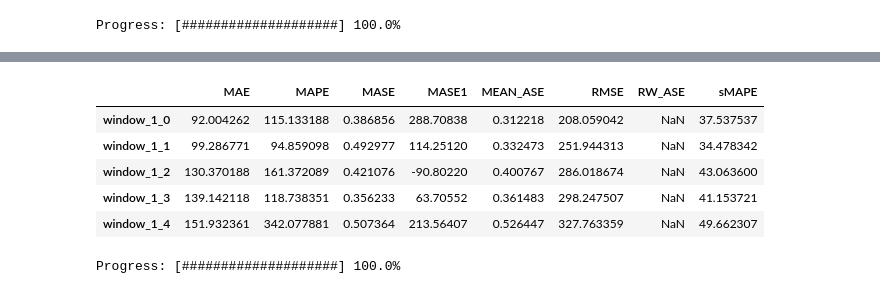
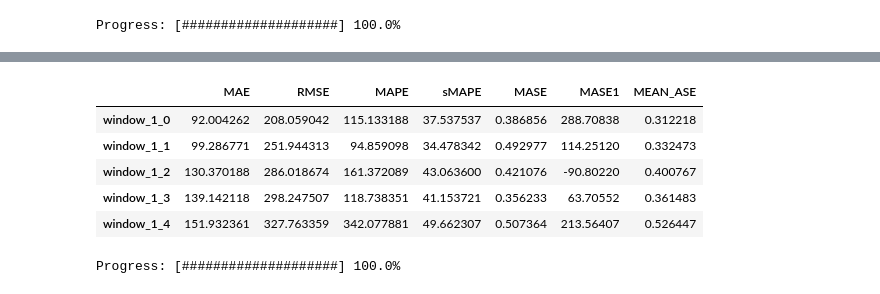
Before and after one commit to sachaBD/engg4802, a Jupyter notebook: Baselines.ipynb, the cells around one changed output, grey strips where cells are left out. Saved outputs shown, nothing was run; the diff lists cells and outputs as text; code cells hidden in the pictures.

```diff
--- a/Baselines.ipynb
+++ b/Baselines.ipynb
@@ -286,7 +390,7 @@ five_min_mva_tester.errors.to_csv('results/five_minute_mva_results.csv')
 # %%
 horizon = 60
 
-walk = RandomWalk(horizon)
-mean = MeanEstimator(horizon)
-mva = MovingAvgEstimator(horizon, 45)
+sixty_min_walk = RandomWalk(horizon)
+sixty_min_mean = MeanEstimator(horizon)
+sixty_min_mva = MovingAvgEstimator(horizon, 45)
 # %%
@@ -322,6 +440,6 @@ sixty_min_mean_tester.errors.head()
 # %%
 sixty_min_mean_tester.errors.to_csv('results/sixty_minute_mean_results.csv')
 # %%
-sixty_min_mva_tester = ModelTester(data, mva, horizon, 0.20)
+sixty_min_mva_tester = BaselineModelTester(data, sixty_min_mva, horizon, 0.20)
 speed_up_calc(sixty_min_mva_tester, data, horizon)
 # %% [output]
@@ -329,12 +455,12 @@ Progress: [####################] 100.0%
 # %%
-five_min_mva_tester.errors.head()
+sixty_min_mva_tester.errors.head()
 # %% [output]
-|  | MAE | MAPE | MASE | MASE1 | MEAN_ASE | RMSE | RW_ASE | sMAPE |
-| window_1_0 | 92.004262 | 115.133188 | 0.386856 | 288.70838 | 0.312218 | 208.059042 | NaN | 37.537537 |
-| window_1_1 | 99.286771 | 94.859098 | 0.492977 | 114.25120 | 0.332473 | 251.944313 | NaN | 34.478342 |
-| window_1_2 | 130.370188 | 161.372089 | 0.421076 | -90.80220 | 0.400767 | 286.018674 | NaN | 43.063600 |
-| window_1_3 | 139.142118 | 118.738351 | 0.356233 | 63.70552 | 0.361483 | 298.247507 | NaN | 41.153721 |
-| window_1_4 | 151.932361 | 342.077881 | 0.507364 | 213.56407 | 0.526447 | 327.763359 | NaN | 49.662307 |
+|  | MAE | RMSE | MAPE | sMAPE | MASE | MASE1 | MEAN_ASE |
+| window_1_0 | 92.004262 | 208.059042 | 115.133188 | 37.537537 | 0.386856 | 288.70838 | 0.312218 |
+| window_1_1 | 99.286771 | 251.944313 | 94.859098 | 34.478342 | 0.492977 | 114.25120 | 0.332473 |
+| window_1_2 | 130.370188 | 286.018674 | 161.372089 | 43.063600 | 0.421076 | -90.80220 | 0.400767 |
+| window_1_3 | 139.142118 | 298.247507 | 118.738351 | 41.153721 | 0.356233 | 63.70552 | 0.361483 |
+| window_1_4 | 151.932361 | 327.763359 | 342.077881 | 49.662307 | 0.507364 | 213.56407 | 0.526447 |
 # %%
 sixty_min_mva_tester.errors.to_csv('results/sixty_minute_mva_results.csv')
 # %%
```
Also changed, not shown: parts of 37 cells of this notebook, 9 other files.
